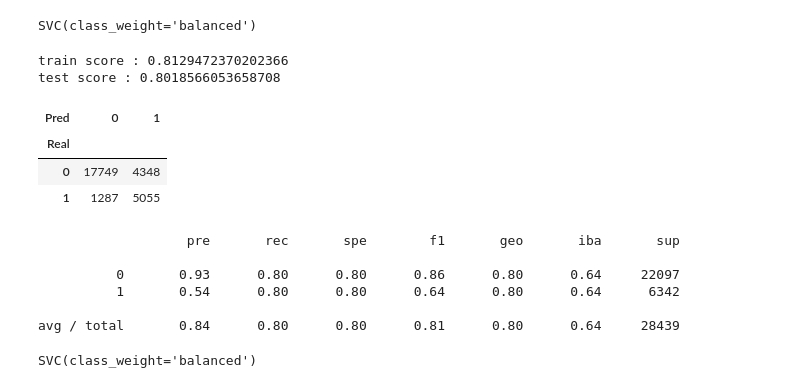
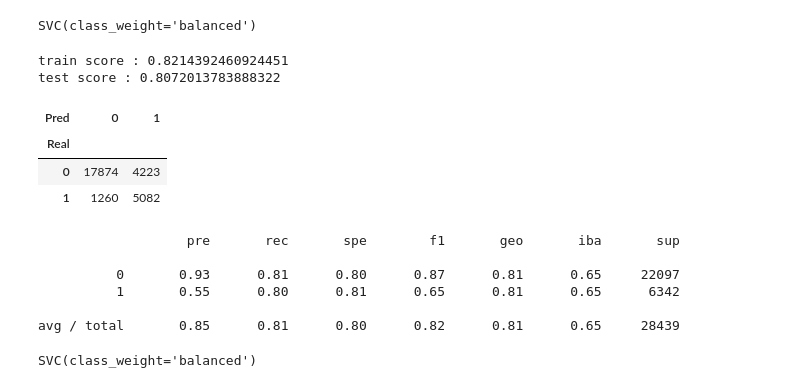
Before and after one commit to Romainpf/RainTomorrw, a Jupyter notebook: fev22_bds_meteo_V4.1.ipynb, the cells around one changed output. Drawn from its saved outputs; the diff is of its cells as text; code cells hidden in the pictures.

```diff
--- a/fev22_bds_meteo_V4.1.ipynb
+++ b/fev22_bds_meteo_V4.1.ipynb
@@ -858,6 +762,6 @@ X_train_k_pca.shape
 ### 2.1.1 - Avec NaN mean
 # %%
 # Entrainement modèle
-lr = LogisticRegression(class_weight = 'balanced' )
+lr = LogisticRegression(class_weight = 'balanced',C=1 )
 lr.fit(X_train_m, y_train_m)
 # %% [output]
@@ -1134,36 +1020,36 @@ ax.legend(loc = "lower right");
 # %%
 # Entrainement modèle
 clf_svc = SVC(class_weight='balanced')
-clf_svc.fit(X_train_m_pca, y_train_m)
+clf_svc.fit(X_train_m, y_train_m)
 # %% [output]
 SVC(class_weight='balanced')
 # %%
 # Performances
 
 # Score d'accuracy globale
-print("train score :", clf_svc.score(X_train_m_pca, y_train_m))
-print("test score :", clf_svc.score(X_test_m_pca,y_test_m))
+print("train score :", clf_svc.score(X_train_m, y_train_m))
+print("test score :", clf_svc.score(X_test_m,y_test_m))
 
 # Matrice de confusion
-y_pred = clf_svc.predict(X_test_m_pca)
+y_pred = clf_svc.predict(X_test_m)
 cm = pd.crosstab(y_test_m, y_pred, rownames = ['Real'], colnames = ['Pred'])
 display(cm)
 
 # Autres métriques
 print(classification_report_imbalanced(y_test_m, y_pred))
 # %% [output]
-train score : 0.8129472370202366
-test score : 0.8018566053658708
+train score : 0.8214392460924451
+test score : 0.8072013783888322
 | Pred | 0 | 1 |
 | Real |  |  |
-| 0 | 17749 | 4348 |
-| 1 | 1287 | 5055 |
+| 0 | 17874 | 4223 |
+| 1 | 1260 | 5082 |
                    pre       rec       spe        f1       geo       iba       sup
 
-          0       0.93      0.80      0.80      0.86      0.80      0.64     22097
-          1       0.54      0.80      0.80      0.64      0.80      0.64      6342
+          0       0.93      0.81      0.80      0.87      0.81      0.65     22097
+          1       0.55      0.80      0.81      0.65      0.81      0.65      6342
 
-avg / total       0.84      0.80      0.80      0.81      0.80      0.64     28439
+avg / total       0.85      0.81      0.80      0.82      0.81      0.65     28439
 # %%
 # Avec noyau 'rbf'
 clf_svc = SVC(kernel = 'rbf', class_weight='balanced')
```
Also changed, not shown: parts of 59 cells of this notebook.
